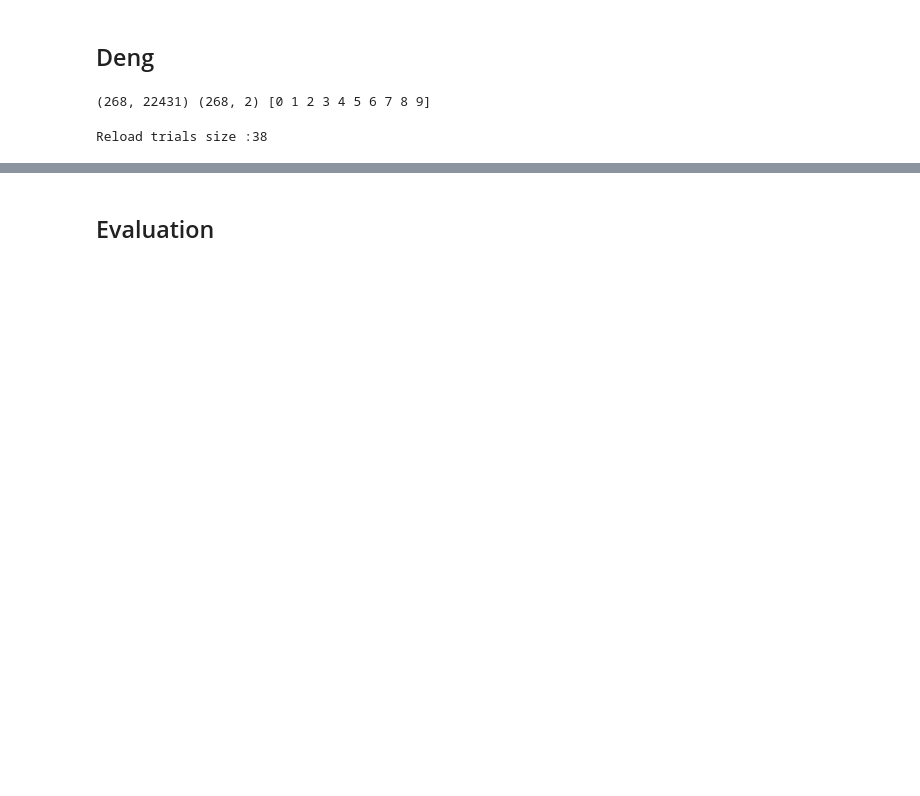
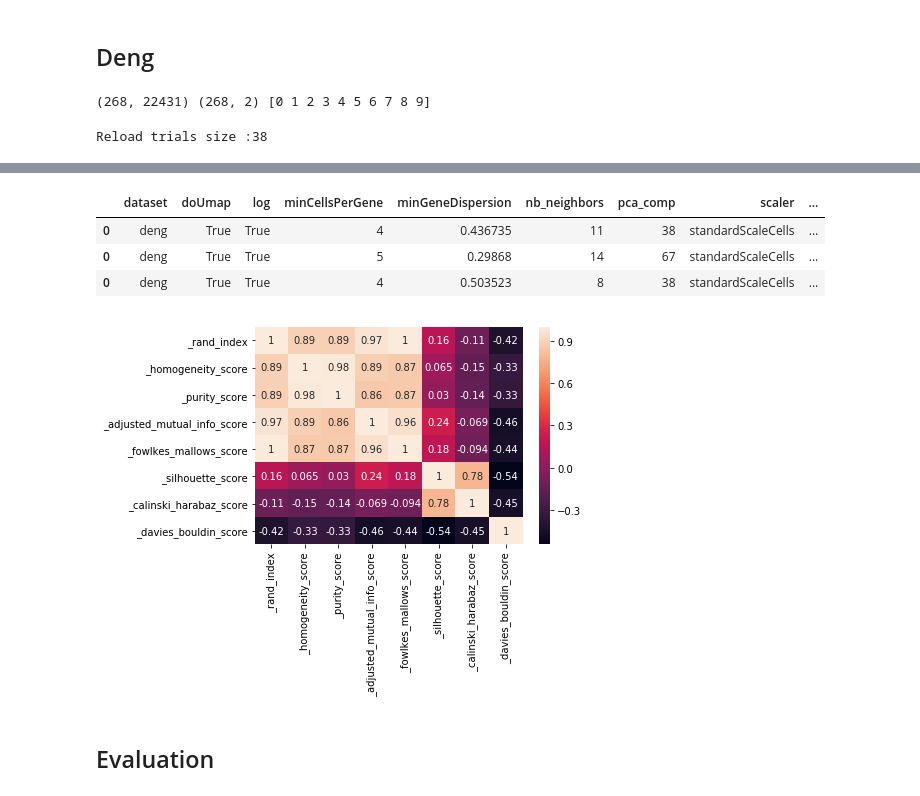
Before and after one commit to ciortanmadalina/single-cell-sota, a Jupyter notebook: gmm/louvain-pipeline.ipynb, the cells around one changed output, grey strips where cells are left out. Cells and saved outputs as stored; diff of their text form; code cells hidden in the pictures; blank space fills up the shorter version.

```diff
--- a/gmm/louvain-pipeline.ipynb
+++ b/gmm/louvain-pipeline.ipynb
@@ -265,3 +264,13 @@ gmm_utils.plotBestPrediction(summaryDf, dataset, pca_comp = 4)
+# %%
+resultsDf = pd.read_pickle(resultsFile)
+display(resultsDf.sort_values(by='_rand_index', ascending = False).head(3))
+plotCorrelation(resultsDf)
+# %% [output]
+|  | dataset | doUmap | log | minCellsPerGene | minGeneDispersion | nb_neighbors | pca_comp | scaler | ... |
+| 0 | deng | True | True | 4 | 0.436735 | 11 | 38 | standardScaleCells | ... |
+| 0 | deng | True | True | 5 | 0.29868 | 14 | 67 | standardScaleCells | ... |
+| 0 | deng | True | True | 4 | 0.503523 | 8 | 38 | standardScaleCells | ... |
+[figure, added]
 # %%
 bestBic, bestAic, bestSil = optimalNbClustersGMM(pc, params['min_clusters'], params['max_clusters'], 2)
 # %%
```
Also changed, not shown: parts of 15 cells of this notebook, 13 other files.
